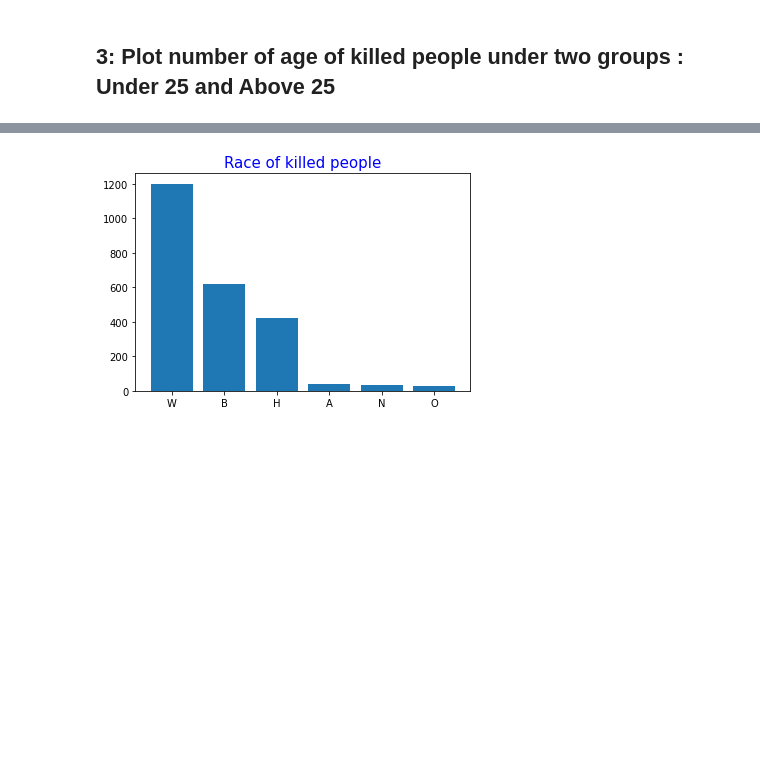
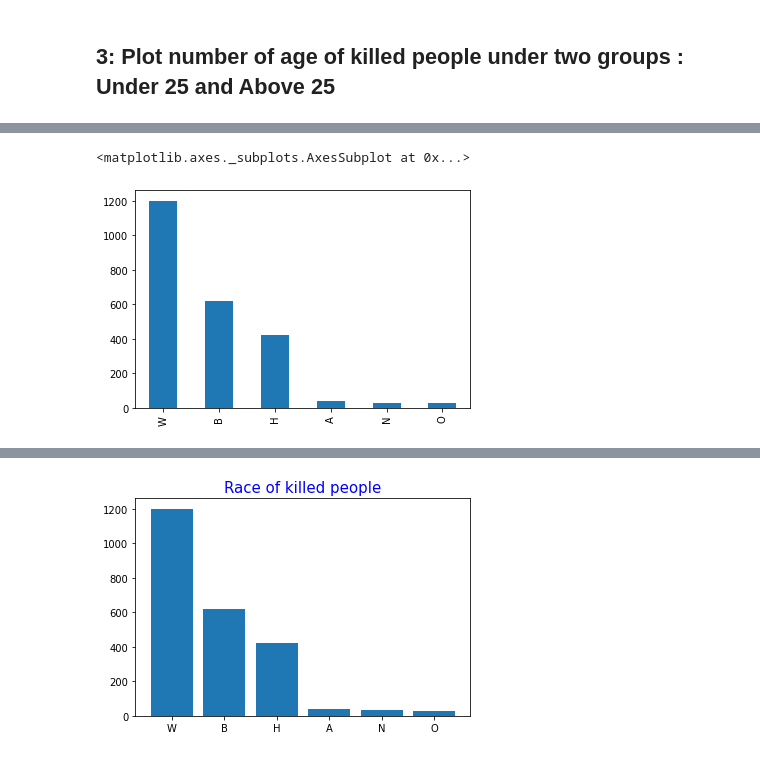
Before and after one commit to mehmetsar/DA_assignments, a Jupyter notebook: Assignment_1_student_ipynb_adlı_not_defterinin_kopyası.ipynb, the cells around one changed output, grey strips where cells are left out. Cells and saved outputs as stored; diff of their text form; code cells hidden in the pictures; blank space fills up the shorter version.

```diff
--- a/Assignment_1_student_ipynb_adlı_not_defterinin_kopyası.ipynb
+++ b/Assignment_1_student_ipynb_adlı_not_defterinin_kopyası.ipynb
@@ -185,0 +213,5 @@ Name: race, dtype: int64
+# %%
+df.race.value_counts().plot(kind = "bar")
+# %% [output]
+<matplotlib.axes._subplots.AxesSubplot at 0x...>
+[figure, added]
```
Also changed, not shown: parts of 32 cells of this notebook.
